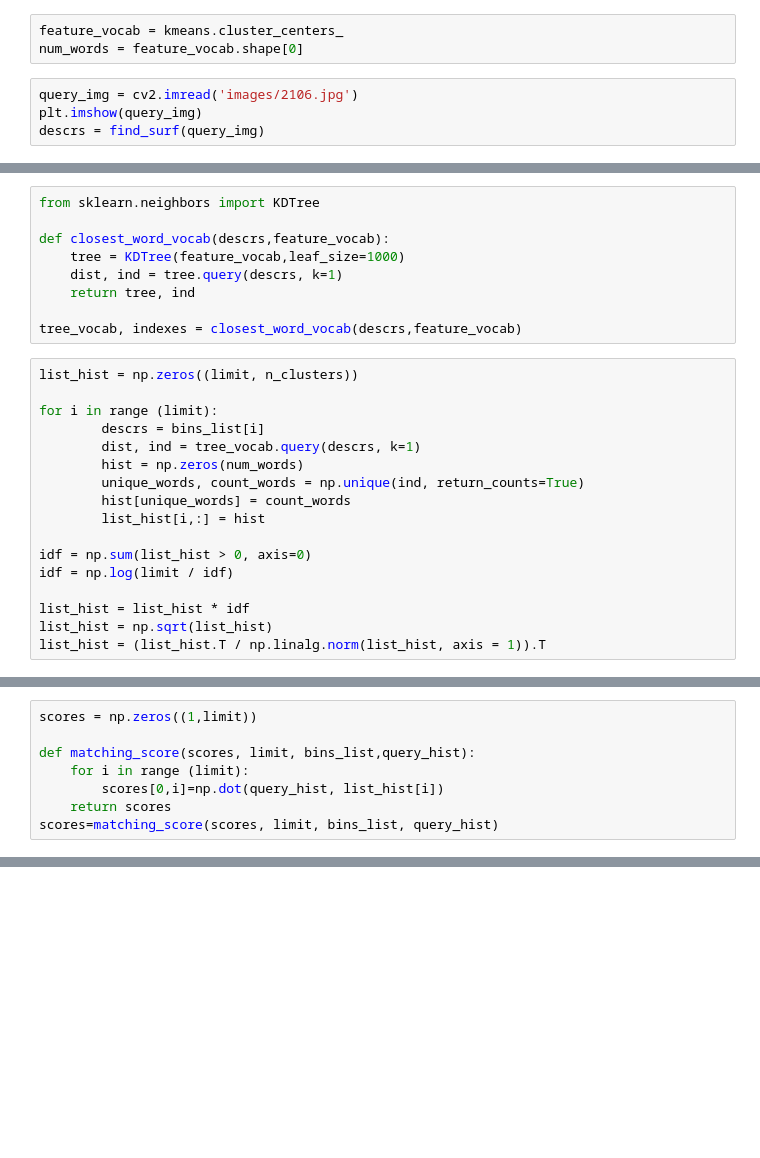
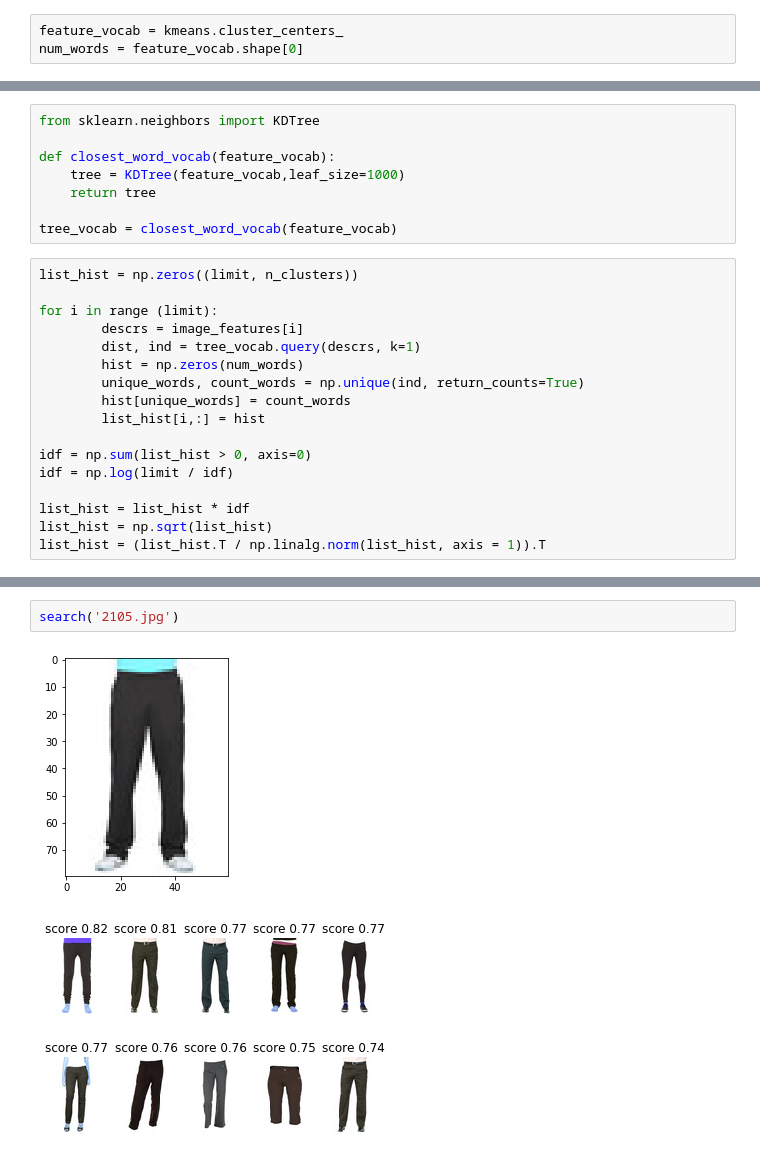
Before and after one commit to nirajsrinivas/VIC_Project, a Jupyter notebook: SURF_NN.ipynb, the cells around one changed output, grey strips where cells are left out. Saved outputs shown, nothing was run; the diff lists cells and outputs as text; blank space fills up the shorter version.

```diff
--- a/SURF_NN.ipynb
+++ b/SURF_NN.ipynb
@@ -44,7 +46,3 @@ kmeans = KMeans(n_clusters=n_clusters, random_state=0).fit(features_list)
 # %%
 feature_vocab = kmeans.cluster_centers_
 num_words = feature_vocab.shape[0]
-# %%
-query_img = cv2.imread('images/2106.jpg')
-plt.imshow(query_img)
-descrs = find_surf(query_img)
@@ -53,17 +49,16 @@ descrs = find_surf(query_img)
 # %%
 from sklearn.neighbors import KDTree
 
-def closest_word_vocab(descrs,feature_vocab):
+def closest_word_vocab(feature_vocab):
     tree = KDTree(feature_vocab,leaf_size=1000)
-    dist, ind = tree.query(descrs, k=1)
-    return tree, ind
+    return tree
 
-tree_vocab, indexes = closest_word_vocab(descrs,feature_vocab)
+tree_vocab = closest_word_vocab(feature_vocab)
 # %%
 list_hist = np.zeros((limit, n_clusters))
 
 for i in range (limit):
-        descrs = bins_list[i]
+        descrs = image_features[i]
         dist, ind = tree_vocab.query(descrs, k=1)
         hist = np.zeros(num_words)
         unique_words, count_words = np.unique(ind, return_counts=True)
@@ -88,8 +73,0 @@ query_hist = query_hist/np.linalg.norm(query_hist)
-# %%
-scores = np.zeros((1,limit))
-
-def matching_score(scores, limit, bins_list,query_hist):
-    for i in range (limit):
-        scores[0,i]=np.dot(query_hist, list_hist[i])
-    return scores
-scores=matching_score(scores, limit, bins_list, query_hist)
@@ -117,0 +119,5 @@ for i in range(N):
+# %%
+search('2105.jpg')
+# %% [output]
+[figure, added]
+[figure, added]
```
Also changed, not shown: parts of 10 cells of this notebook.
